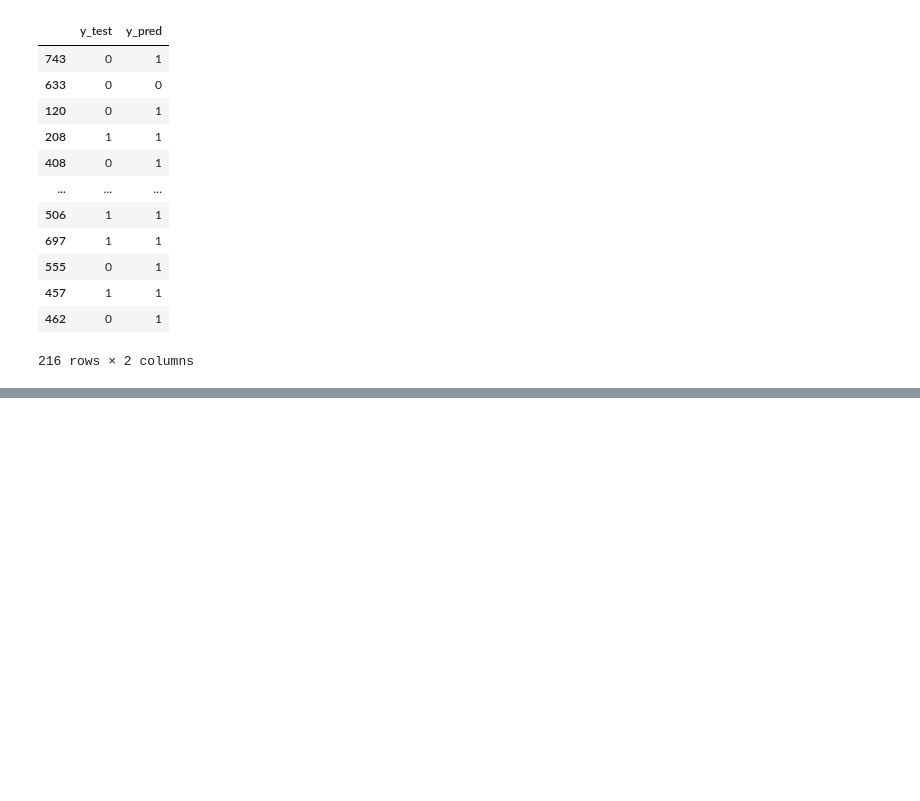
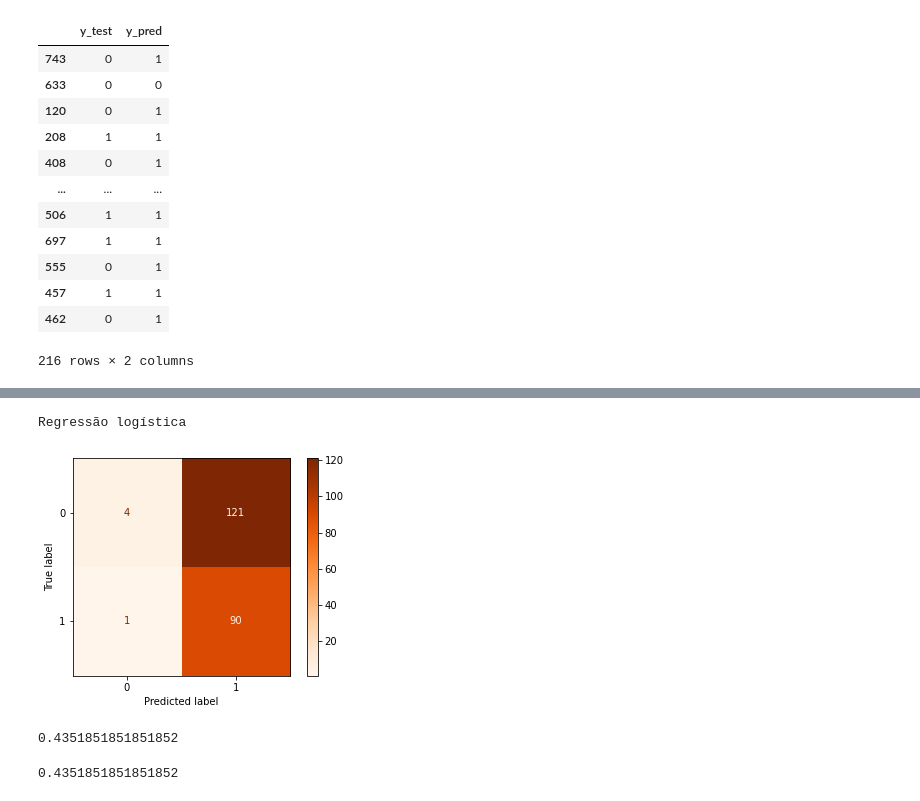
Before and after one commit to gabriel7268/Data-Science, a Jupyter notebook: Lets Code UFBA/Gabarito_01_Análise_de_dados.ipynb, the cells around one changed output, grey strips where cells are left out. Cells and saved outputs as stored; diff of their text form; code cells hidden in the pictures; blank space fills up the shorter version.

```diff
--- a/Lets Code UFBA/Gabarito_01_Análise_de_dados.ipynb
+++ b/Lets Code UFBA/Gabarito_01_Análise_de_dados.ipynb
@@ -530,0 +538,10 @@ chris albon
+# %%
+print('Regressão logística')
+plot_confusion_matrix(lr, x_test, y_test, cmap='Oranges');
+# %% [output]
+Regressão logística
+[figure, added]
+# %%
+(90 + 4) / (90 + 4 +1 + 121)
+# %% [output]
+0.4351851851851852
@@ -530,0 +550,4 @@ chris albon
+# %%
+accuracy_score(y_test, y_pred)
+# %% [output]
+0.4351851851851852
```
Also changed, not shown: parts of 68 cells of this notebook.
